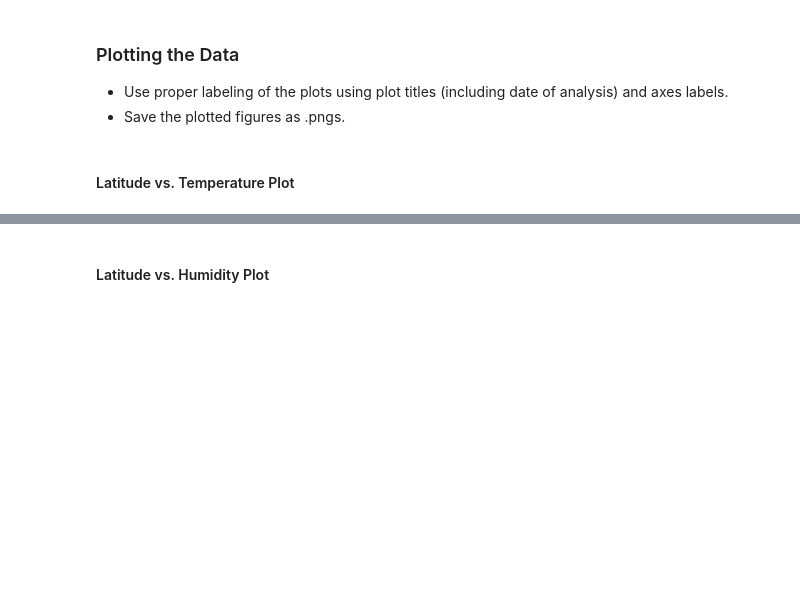
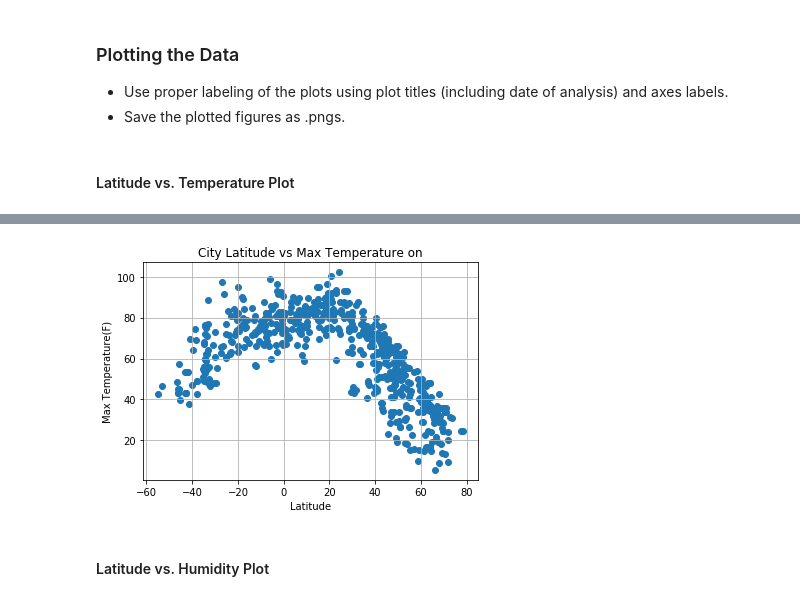
Before and after one commit to jbell69/python-api-challenge, a Jupyter notebook: WeatherPy/WeatherPy.ipynb, the cells around one changed output, grey strips where cells are left out. Saved outputs shown, nothing was run; the diff lists cells and outputs as text; code cells hidden in the pictures; blank space fills up the shorter version.

```diff
--- a/WeatherPy/WeatherPy.ipynb
+++ b/WeatherPy/WeatherPy.ipynb
@@ -90,0 +120,8 @@ dtype: int64
+# %%
+weather_transposed = zip(lat,temp_max,humidity,cloudiness,windiness)
+weather_df = pd.DataFrame(weather_transposed, columns=['Latitude','Max Temperature',
+                                                       'Humidity','Cloudiness','Windiness'])
+
+weather_df.to_csv('city_data.csv')
+
+weather_df
@@ -108,2 +156,19 @@ dtype: int64
+# %%
+# Build a scatter plot for Latitude vs Max Temp
+plt.scatter(weather_df["Latitude"], weather_df["Max Temperature"], marker="o")
+
+# Incorporate the other graph properties
+plt.title(f"City Latitude vs Max Temperature on")
+plt.ylabel("Max Temperature(F)")
+plt.xlabel("Latitude")
+plt.grid(True)
+
+# Save the figure
+plt.savefig("TemperatureInWorldCities.png")
+
+# Show plot
+plt.show()
+# %% [output]
+[figure, added]
 # %% [markdown]
 #### Latitude vs. Humidity Plot
```
Also changed, not shown: parts of 10 cells of this notebook, 6 other files.
